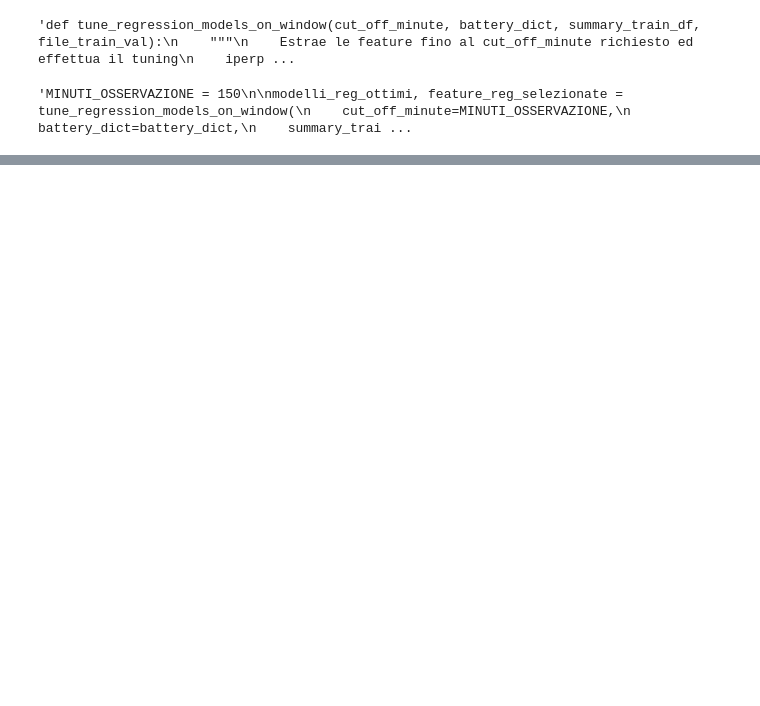
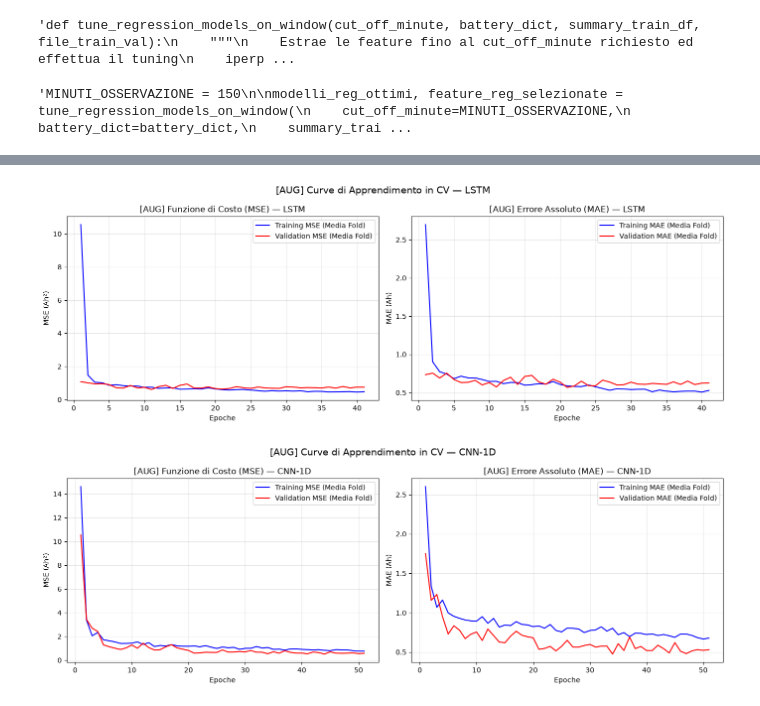
Before and after one commit to sforin/BatteryPrediction_FAI, a Jupyter notebook: notebook.ipynb, the cells around one changed output, grey strips where cells are left out. Cells and saved outputs as stored; diff of their text form; code cells hidden in the pictures; blank space fills up the shorter version.

```diff
--- a/notebook.ipynb
+++ b/notebook.ipynb
@@ -1192,0 +1384,15 @@ plt.show()
+# %%
+
+# === DIAGNOSI: analisi per canale dei dati scalati ===
+canali = ['Tensione (V)', 'Capacity (Ah)', 'dV/dt', 'dC/dt']
+print("Statistiche per canale DOPO StandardScaler + clip:\n")
+print(f"{'Canale':<20} {'Min':>10} {'Max':>10} {'Std':>10} {'|>5σ| (%)':>12}")
+print("-"*65)
+for i, nome in enumerate(canali):
+    ch = X_train_dl[:, :, i].flatten()
+    pct_outlier = np.mean(np.abs(ch) > 5) * 100
+    print(f"{nome:<20} {ch.min():>10.2f} {ch.max():>10.2f} {ch.std():>10.4f} {pct_outlier:>11.2f}%")
+
+print(f"\nStd target (y_train_dl): {y_train_dl.std():.4f} Ah")
+print(f"Mean target:             {y_train_dl.mean():.4f} Ah")
+print(f"→ RMSE lazy predictor:   {y_train_dl.std():.4f} Ah")
@@ -1192,0 +1760,32 @@ plt.show()
+# %%
+
+# Curve di apprendimento — Training con Augmentation
+for name in ["LSTM", "CNN-1D"]:
+    histories = training_histories_aug[name]
+    min_epochs = min(len(h['loss']) for h in histories)
+
+    train_loss  = np.mean([h['loss'][:min_epochs]    for h in histories], axis=0)
+    val_loss    = np.mean([h['val_loss'][:min_epochs] for h in histories], axis=0)
+    train_mae   = np.mean([h['mae'][:min_epochs]     for h in histories], axis=0)
+    val_mae     = np.mean([h['val_mae'][:min_epochs]  for h in histories], axis=0)
+    epochs_range = range(1, min_epochs + 1)
+
+    fig, (ax1, ax2) = plt.subplots(1, 2, figsize=(14, 5))
+    ax1.plot(epochs_range, train_loss, 'b-', label='Training MSE (Media Fold)')
+    ax1.plot(epochs_range, val_loss,   'r-', label='Validation MSE (Media Fold)')
+    ax1.set_title(f'[AUG] Funzione di Costo (MSE) — {name}')
+    ax1.set_xlabel('Epoche'); ax1.set_ylabel('MSE (Ah²)')
+    ax1.grid(True, alpha=0.3); ax1.legend()
+
+    ax2.plot(epochs_range, train_mae, 'b-', label='Training MAE (Media Fold)')
+    ax2.plot(epochs_range, val_mae,   'r-', label='Validation MAE (Media Fold)')
+    ax2.set_title(f'[AUG] Errore Assoluto (MAE) — {name}')
+    ax2.set_xlabel('Epoche'); ax2.set_ylabel('MAE (Ah)')
+    ax2.grid(True, alpha=0.3); ax2.legend()
+
+    plt.suptitle(f"[AUG] Curve di Apprendimento in CV — {name}", fontsize=14)
+    plt.tight_layout()
+    plt.show()
+# %% [output]
+[figure, added]
+[figure, added]
```
Also changed, not shown: parts of 27 cells of this notebook.
